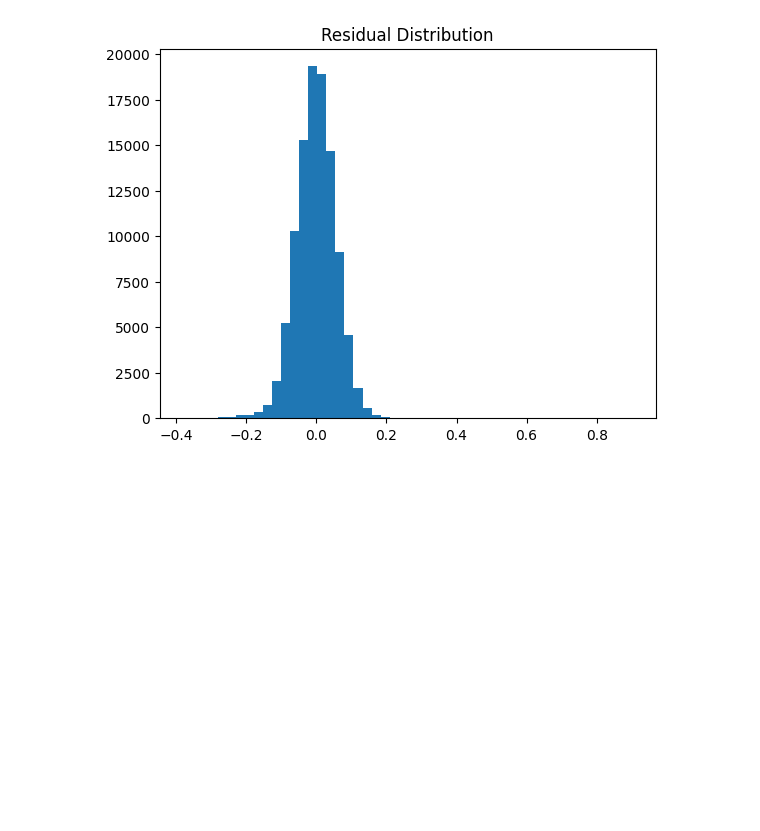
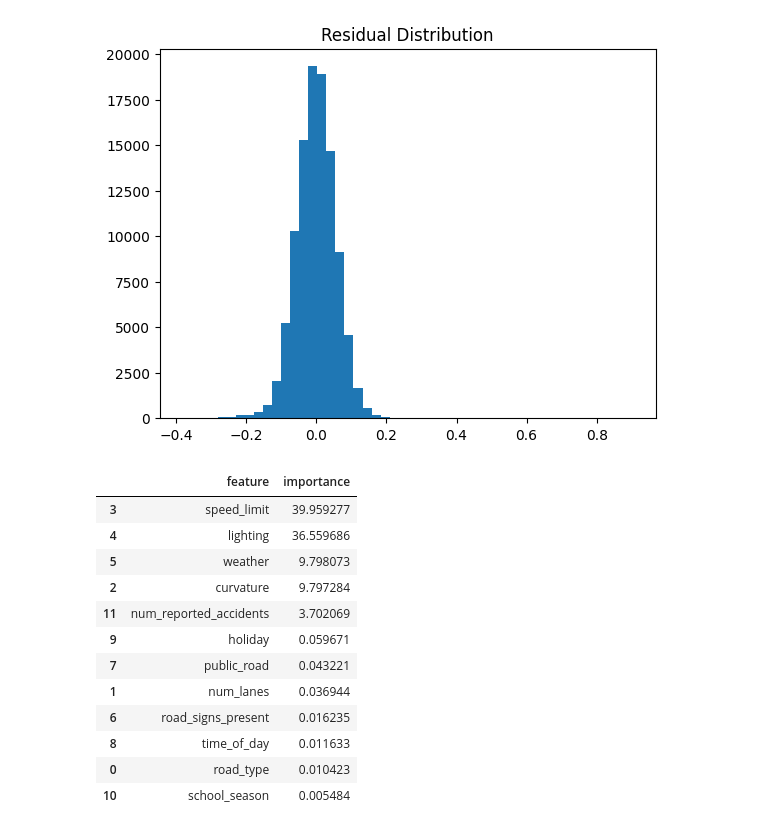
Before and after one commit to christopher-christain/Predicting-Road-Accident-Risk, a Jupyter notebook: Notebooks/feature_engineering.ipynb, the cells around one changed output. Saved outputs shown, nothing was run; the diff lists cells and outputs as text; code cells hidden in the pictures; blank space fills up the shorter version.

```diff
--- a/Notebooks/feature_engineering.ipynb
+++ b/Notebooks/feature_engineering.ipynb
@@ -212,3 +204,26 @@ plt.title("Residual Distribution")
 plt.show()
 # %% [output]
 [figure]
+# %%
+#feature importance and pruning
+# extract feature importance from catboost
+feature_importances = pd.DataFrame({
+    "feature": X_train.columns,
+    "importance": cat_model.get_feature_importance()
+}).sort_values(by="importance", ascending=False)
+
+feature_importances
+# %% [output]
+|  | feature | importance |
+| 3 | speed_limit | 39.959277 |
+| 4 | lighting | 36.559686 |
+| 5 | weather | 9.798073 |
+| 2 | curvature | 9.797284 |
+| 11 | num_reported_accidents | 3.702069 |
+| 9 | holiday | 0.059671 |
+| 7 | public_road | 0.043221 |
+| 1 | num_lanes | 0.036944 |
+| 6 | road_signs_present | 0.016235 |
+| 8 | time_of_day | 0.011633 |
+| 0 | road_type | 0.010423 |
+| 10 | school_season | 0.005484 |
```
Also changed, not shown: parts of 40 cells of this notebook, 10 other files.
